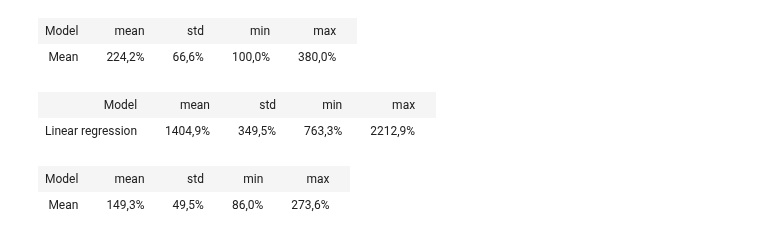
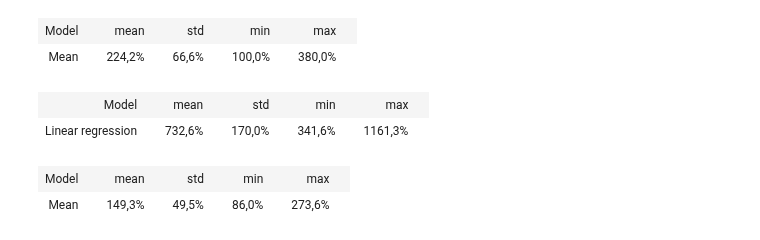
Before and after one commit to Miikkasna/cablepredictions, a Jupyter notebook: Area specific cable quantities.ipynb, the cells around one changed output. Drawn from its saved outputs; the diff is of its cells as text; code cells hidden in the pictures.

```diff
--- a/Area specific cable quantities.ipynb
+++ b/Area specific cable quantities.ipynb
@@ -56,13 +56,13 @@ for train_i, test_i in lpo.split(X):
 
     cursor.execute("SELECT avg(area_count) FROM (SELECT count(*) as area_count FROM area_dataset"
     " WHERE project_id<>{} AND project_id<>{}"
-    " GROUP BY area) area_counts"
+    " GROUP BY area, project_id) area_counts"
     .format(s1, s2))
     area_avg = cursor.fetchone()[0]
 
     cursor.execute(
-        "SELECT {} as pred, count(*) as y FROM area_dataset WHERE project_id={} OR project_id={} GROUP BY area"
-        .format(s1,s2,s1,s2)
+        "SELECT {} as pred, count(*) as y FROM area_dataset WHERE project_id={} OR project_id={} GROUP BY area, project_id"
+        .format(area_avg, s1,s2)
     )
     data = np.array(cursor.fetchall())
     preds = data[:, 0]
@@ -163,7 +163,7 @@ for train_i, test_i in lpo.split(ships):
         "SELECT squares, count(*) as cables FROM area_dataset"
         " LEFT JOIN areas ON areas.project_id=area_dataset.project_id AND areas.area=area_dataset.area"
         " WHERE area_dataset.project_id<>{} AND area_dataset.project_id<>{} AND squares IS NOT NULL"
-        " GROUP BY area_dataset.area, squares"
+        " GROUP BY area_dataset.project_id, area_dataset.area, squares"
         .format(s1, s2)
         )
     data = np.array(cursor.fetchall()).astype('float32')
@@ -172,34 +172,34 @@ for train_i, test_i in lpo.split(ships):
     X = data[:, 0].reshape((-1, 1))
     y = data[:, -1]
     model.fit(X, y)
     pred = model.predict(X)
     cursor.execute(
         "UPDATE areas SET areas.pred_count=areas.squares*{} + {}"
         .format(model.coef_[0], model.intercept_)
         )
     cursor.commit()
     cursor.execute(
         "SELECT pred_count, count(*) as real_count FROM area_dataset"
         " LEFT JOIN areas ON areas.project_id=area_dataset.project_id AND areas.area=area_dataset.area"
         " WHERE (area_dataset.project_id={} or area_dataset.project_id={}) AND pred_count IS NOT NULL"
         " GROUP BY pred_count, area_dataset.area"
         .format(s1, s2)
         )
     data = np.array(cursor.fetchall()).astype('float32')
     preds = data[:, 0]
     y_test = data[:, 1]
     scores.append(mape(y_test, preds))
 
 scores = np.array(scores)
 table_rows = [['Model', 'mean', 'std', 'min', 'max']]
 table_rows.append(('Linear regression', scores.mean(), scores.std(), scores.min(), scores.max()))
 display_table(table_rows)
 with open("static_area_specific_cable_quantities.txt", "a") as file_object:
     line = 'Area squares;Area specific cable quantity;pcs;{};{};{};{};{}\n'.format('Linear regression', scores.mean(), scores.std(), scores.min(), scores.max())
     file_object.write(line)
 # %% [output]
 | Model |  | mean |  | std |  | min |  | max |  |
-| Linear regression |  | 1404,9% |  | 349,5% |  | 763,3% |  | 2212,9% |  |
+| Linear regression |  | 732,6% |  | 170,0% |  | 341,6% |  | 1161,3% |  |
 # %%
 # Area specific cable quantities
 # Predictors:
```
Also changed, not shown: parts of 1 cell of this notebook, 1 other file.
